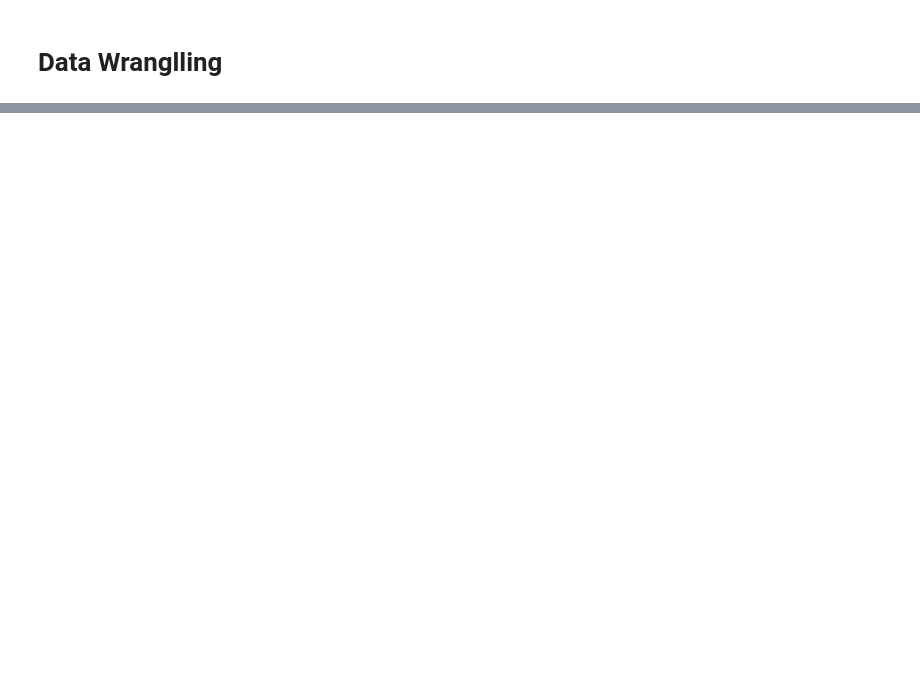
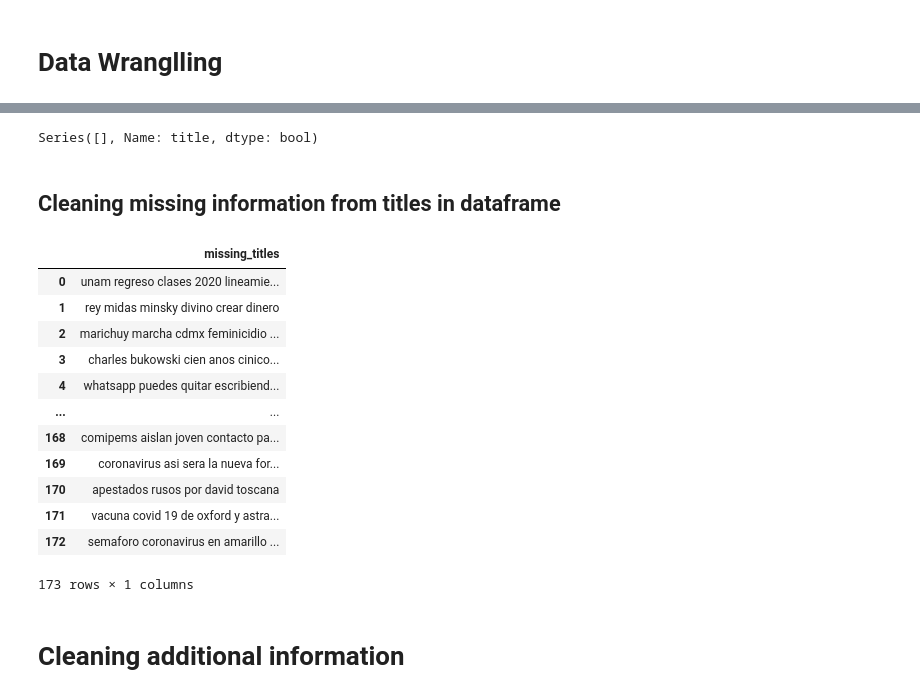
Before and after one commit to asahicantu/dotnetcoreapi, a Jupyter notebook: DS-DataEngineeringWithPython/web_scrapper/WS_Consumer.ipynb, the cells around one changed output, grey strips where cells are left out. Drawn from its saved outputs; the diff is of its cells as text; code cells hidden in the pictures; blank space fills up the shorter version.

```diff
--- a/DS-DataEngineeringWithPython/web_scrapper/WS_Consumer.ipynb
+++ b/DS-DataEngineeringWithPython/web_scrapper/WS_Consumer.ipynb
@@ -134,0 +157,30 @@ Name: host, dtype: int64
+# %%
+missing_title[missing_title == True]
+# %% [output]
+Series([], Name: title, dtype: bool)
+# %% [markdown]
+## Cleaning missing information from titles in dataframe
+# %%
+missing_titles = (df['url']
+    .str.extract(r'(?P<missing_titles>[^/]+)$')
+    .applymap(lambda title: title.split('-'))
+    .applymap(lambda title_word_list:' '.join(title_word_list))
+)
+# %%
+missing_titles
+# %% [output]
+|  | missing_titles |
+| 0 | unam regreso clases 2020 lineamie... |
+| 1 | rey midas minsky divino crear dinero |
+| 2 | marichuy marcha cdmx feminicidio ... |
+| 3 | charles bukowski cien anos cinico... |
+| 4 | whatsapp puedes quitar escribiend... |
+| ... | ... |
+| 168 | comipems aislan joven contacto pa... |
+| 169 | coronavirus asi sera la nueva for... |
+| 170 | apestados rusos por david toscana |
+| 171 | vacuna covid 19 de oxford y astra... |
+| 172 | semaforo coronavirus en amarillo ... |
+173 rows × 1 columns
+# %% [markdown]
+# Cleaning additional information
```
Also changed, not shown: parts of 17 cells of this notebook, 16 other files.
